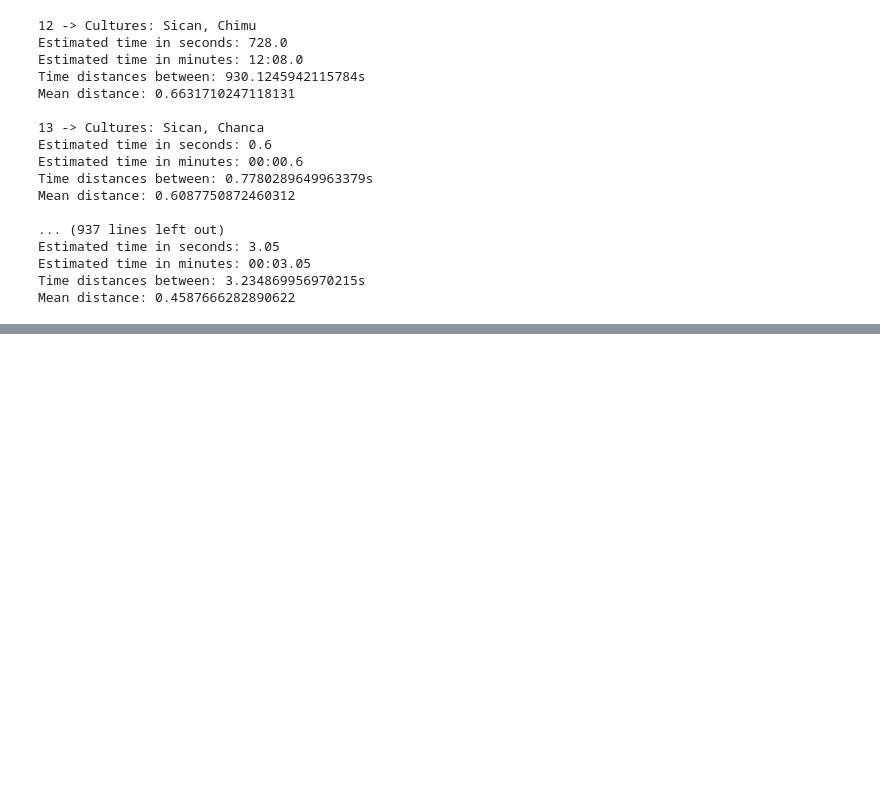
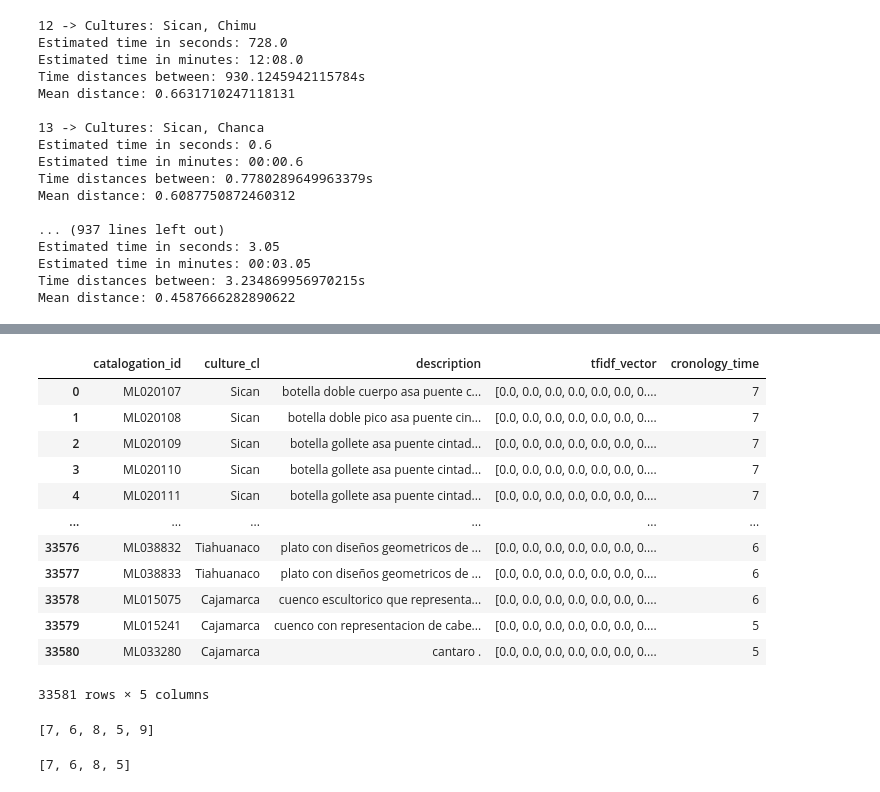
Before and after one commit to lldavico/fondecyt-larco-culture-images, a Jupyter notebook: code/embeddings/tf_idf_vectors.ipynb, the cells around one changed output, grey strips where cells are left out. Saved outputs shown, nothing was run; the diff lists cells and outputs as text; code cells hidden in the pictures; blank space fills up the shorter version.

```diff
--- a/code/embeddings/tf_idf_vectors.ipynb
+++ b/code/embeddings/tf_idf_vectors.ipynb
@@ -254,0 +259,4 @@ Mean distance: 0.4587666282890622
+# %%
+dataset_df = pd.read_excel('../../data/dataset_v4.xlsx')
+dataset_df = dataset_df.drop('Unnamed: 0', axis=1)
+dataset_df.head()
@@ -254,0 +271,23 @@ Mean distance: 0.4587666282890622
+# %%
+df['cronology_time'] = dataset_df['cronology_time']
+# %%
+df
+# %% [output]
+|  | catalogation_id | culture_cl | description | tfidf_vector | cronology_time |
+| 0 | ML020107 | Sican | botella doble cuerpo asa puente c... | [0.0, 0.0, 0.0, 0.0, 0.0, 0.0, 0.... | 7 |
+| 1 | ML020108 | Sican | botella doble pico asa puente cin... | [0.0, 0.0, 0.0, 0.0, 0.0, 0.0, 0.... | 7 |
+| 2 | ML020109 | Sican | botella gollete asa puente cintad... | [0.0, 0.0, 0.0, 0.0, 0.0, 0.0, 0.... | 7 |
+| 3 | ML020110 | Sican | botella gollete asa puente cintad... | [0.0, 0.0, 0.0, 0.0, 0.0, 0.0, 0.... | 7 |
+| 4 | ML020111 | Sican | botella gollete asa puente cintad... | [0.0, 0.0, 0.0, 0.0, 0.0, 0.0, 0.... | 7 |
+| ... | ... | ... | ... | ... | ... |
+| 33576 | ML038832 | Tiahuanaco | plato con diseños geometricos de ... | [0.0, 0.0, 0.0, 0.0, 0.0, 0.0, 0.... | 6 |
+| 33577 | ML038833 | Tiahuanaco | plato con diseños geometricos de ... | [0.0, 0.0, 0.0, 0.0, 0.0, 0.0, 0.... | 6 |
+| 33578 | ML015075 | Cajamarca | cuenco escultorico que representa... | [0.0, 0.0, 0.0, 0.0, 0.0, 0.0, 0.... | 6 |
+| 33579 | ML015241 | Cajamarca | cuenco con representacion de cabe... | [0.0, 0.0, 0.0, 0.0, 0.0, 0.0, 0.... | 5 |
+| 33580 | ML033280 | Cajamarca | cantaro . | [0.0, 0.0, 0.0, 0.0, 0.0, 0.0, 0.... | 5 |
+33581 rows × 5 columns
+# %%
+ctimes = df.cronology_time.unique().tolist()
+ctimes
+# %% [output]
+[7, 6, 8, 5, 9]
@@ -254,0 +313,4 @@ Mean distance: 0.4587666282890622
+# %%
+ctimes
+# %% [output]
+[7, 6, 8, 5]
```
Also changed, not shown: parts of 6 cells of this notebook, 17 other files.
